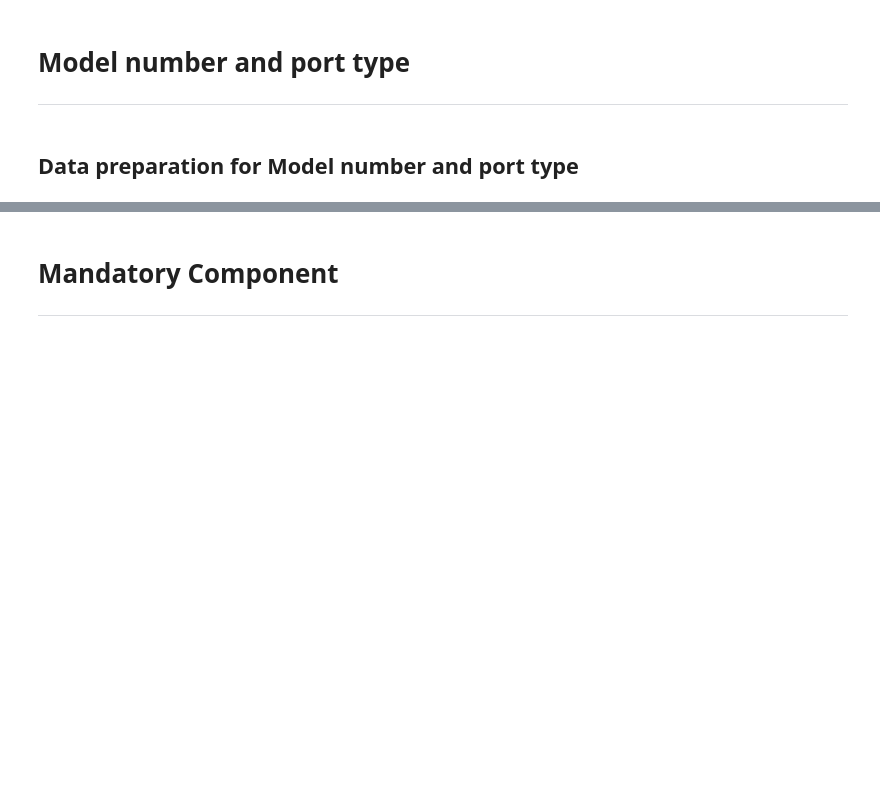
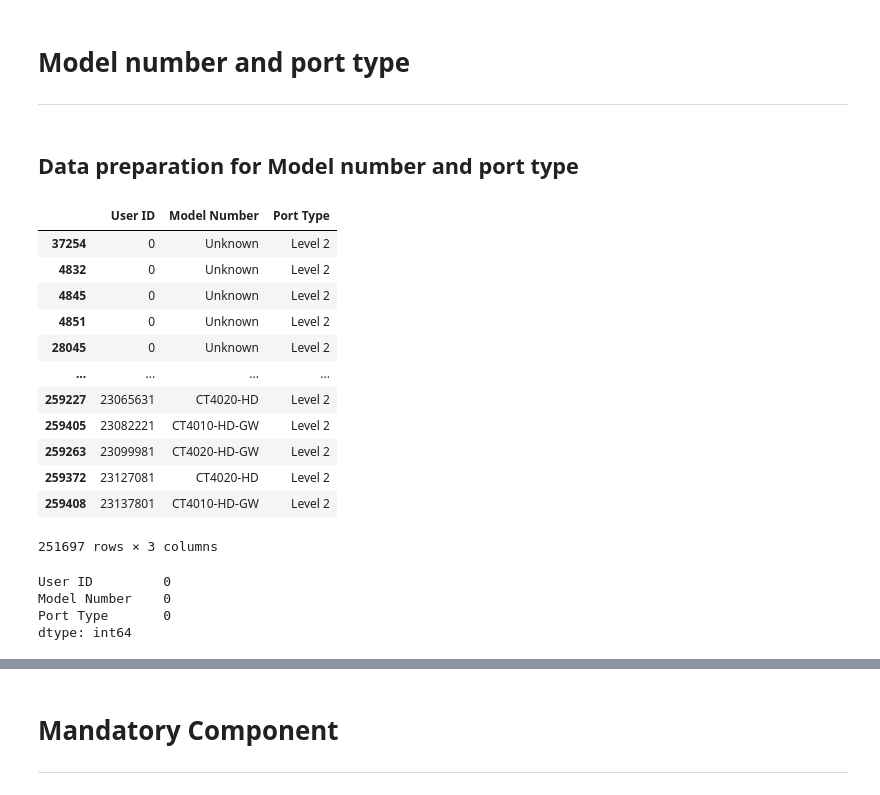
Before and after one commit to DitteGilsfeldt/42577-Introduction-to_Business_Analytics__Project, a Jupyter notebook: Project.ipynb, the cells around one changed output, grey strips where cells are left out. Saved outputs shown, nothing was run; the diff lists cells and outputs as text; code cells hidden in the pictures; blank space fills up the shorter version.

```diff
--- a/Project.ipynb
+++ b/Project.ipynb
@@ -134,12 +134,27 @@ Model Number has 10 unique values
 # %% [markdown]
 #### Converting dates to datetime
 # %%
-#Converting to datetime
-data['Start Date'] = pd.to_datetime(data['Start Date'])  #Complete date and time
-data['End Date'] = pd.to_datetime(data['End Date'], errors='coerce')  #Complete date and time
-data['Transaction Date (Pacific Time)'] = pd.to_datetime(data['Transaction Date (Pacific Time)'], errors='coerce') #Complete date and time
-data['Total Duration (hh:mm:ss)'] = pd.to_datetime(data['Total Duration (hh:mm:ss)'], format='%H:%M:%S', errors = 'coerce').dt.time #Only time
-data['Charging Time (hh:mm:ss)'] = pd.to_datetime(data['Charging Time (hh:mm:ss)'], format='%H:%M:%S').dt.time #Only time
+# Step 1: Converting relevant columns to datetime
+data['Start Date'] = pd.to_datetime(data['Start Date'])  # Complete date and time
+data['End Date'] = pd.to_datetime(data['End Date'], errors='coerce')  # Complete date and time
+data['Transaction Date (Pacific Time)'] = pd.to_datetime(data['Transaction Date (Pacific Time)'], errors='coerce')  # Complete date and time
+data['Total Duration (hh:mm:ss)'] = pd.to_timedelta(data['Total Duration (hh:mm:ss)'], errors='coerce')  # Duration
+data['Charging Time (hh:mm:ss)'] = pd.to_timedelta(data['Charging Time (hh:mm:ss)'], errors='coerce')  # Duration
+
+# Step 2: Deriving time-based columns in HOURS (to align with project requirements)
+data['Charging Time (hours)'] = data['Charging Time (hh:mm:ss)'].dt.total_seconds() / 3600
+data['Total Duration (hours)'] = data['Total Duration (hh:mm:ss)'].dt.total_seconds() / 3600
+
+# Step 3: Energy usage in hours
+data['Energy (kWh/h)'] = data['Energy (kWh)'] / data['Charging Time (hours)']
+
+# Step 4: Add a unique ID if necessary (for tracking rows)
+data['unique_id'] = range(len(data))
+
+# Step 5: Variable for day of the week
+data['Day of week'] = data['Start Date'].dt.dayofweek
+
+# Preview the data
 data.head()
 # %% [output]
 |  | Station Name | MAC Address | Org Name | Start Date | Start Time Zone | End Date | End Time Zone | ... |
@@ -381,0 +380,3 @@ plt.show()
+# %%
+# Step 2: Find charging per minute 'kWh per min'
+data['kWh per min'] = data['Energy (kWh)'] / data['Total Charging Time (min)']
@@ -384,3 +477,33 @@ plt.show()
 ---
 # %% [markdown]
 ## Data preparation for Model number and port type
+# %%
+# Keep only necessary columns
+focused_data = data[['User ID', 'Model Number', 'Port Type']]
+
+# Sort the data by 'User ID'
+focused_data = focused_data.sort_values(by='User ID')
+focused_data
+# %% [output]
+|  | User ID | Model Number | Port Type |
+| 37254 | 0 | Unknown | Level 2 |
+| 4832 | 0 | Unknown | Level 2 |
+| 4845 | 0 | Unknown | Level 2 |
+| 4851 | 0 | Unknown | Level 2 |
+| 28045 | 0 | Unknown | Level 2 |
+| ... | ... | ... | ... |
+| 259227 | 23065631 | CT4020-HD | Level 2 |
+| 259405 | 23082221 | CT4010-HD-GW | Level 2 |
+| 259263 | 23099981 | CT4020-HD-GW | Level 2 |
+| 259372 | 23127081 | CT4020-HD | Level 2 |
+| 259408 | 23137801 | CT4010-HD-GW | Level 2 |
+251697 rows × 3 columns
+# %%
+# Check if there are missing values in the focused dataset
+missing_values_in_focused_data = focused_data.isnull().sum()
+missing_values_in_focused_data
+# %% [output]
+User ID         0
+Model Number    0
+Port Type       0
+dtype: int64
```
Also changed, not shown: parts of 17 cells of this notebook, 1 other file.
